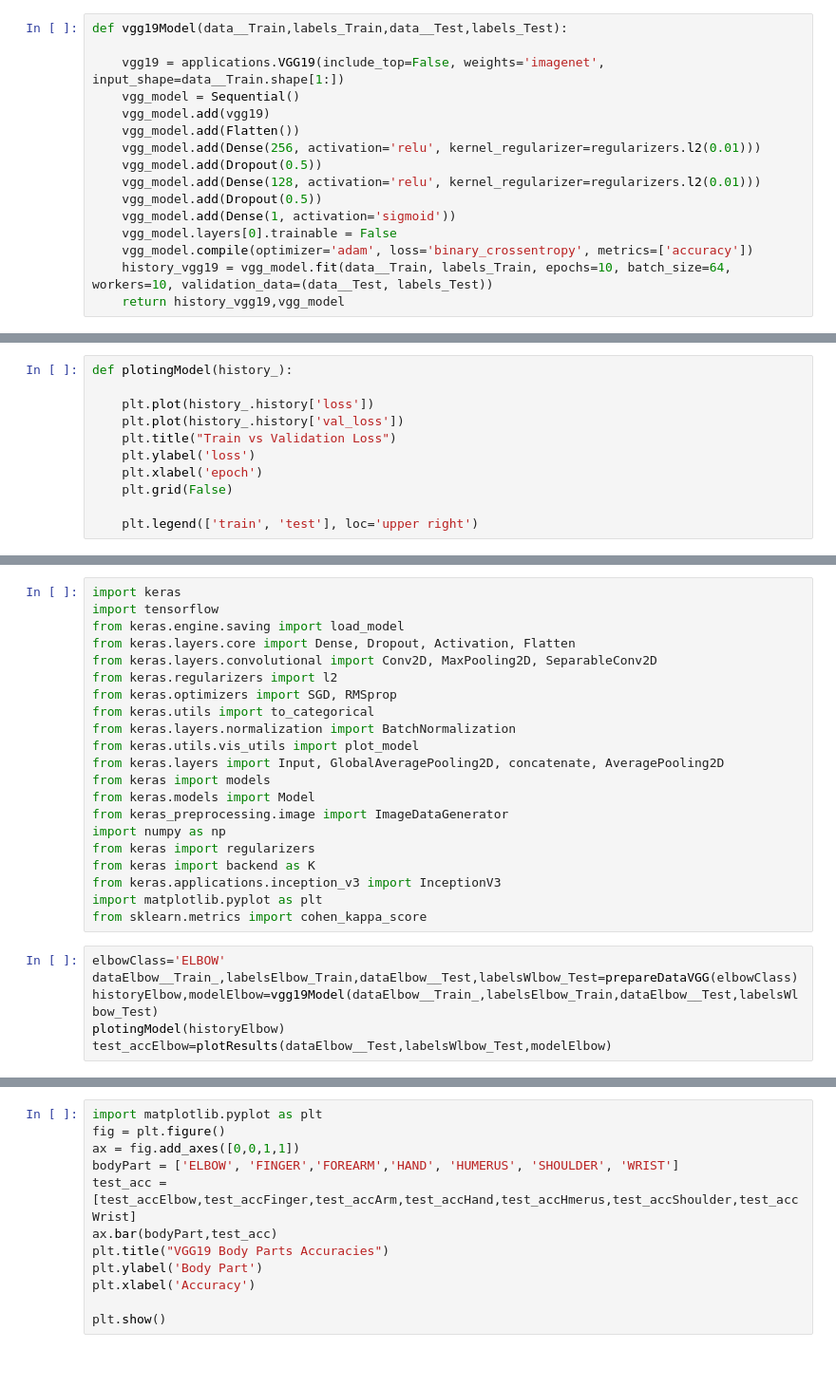
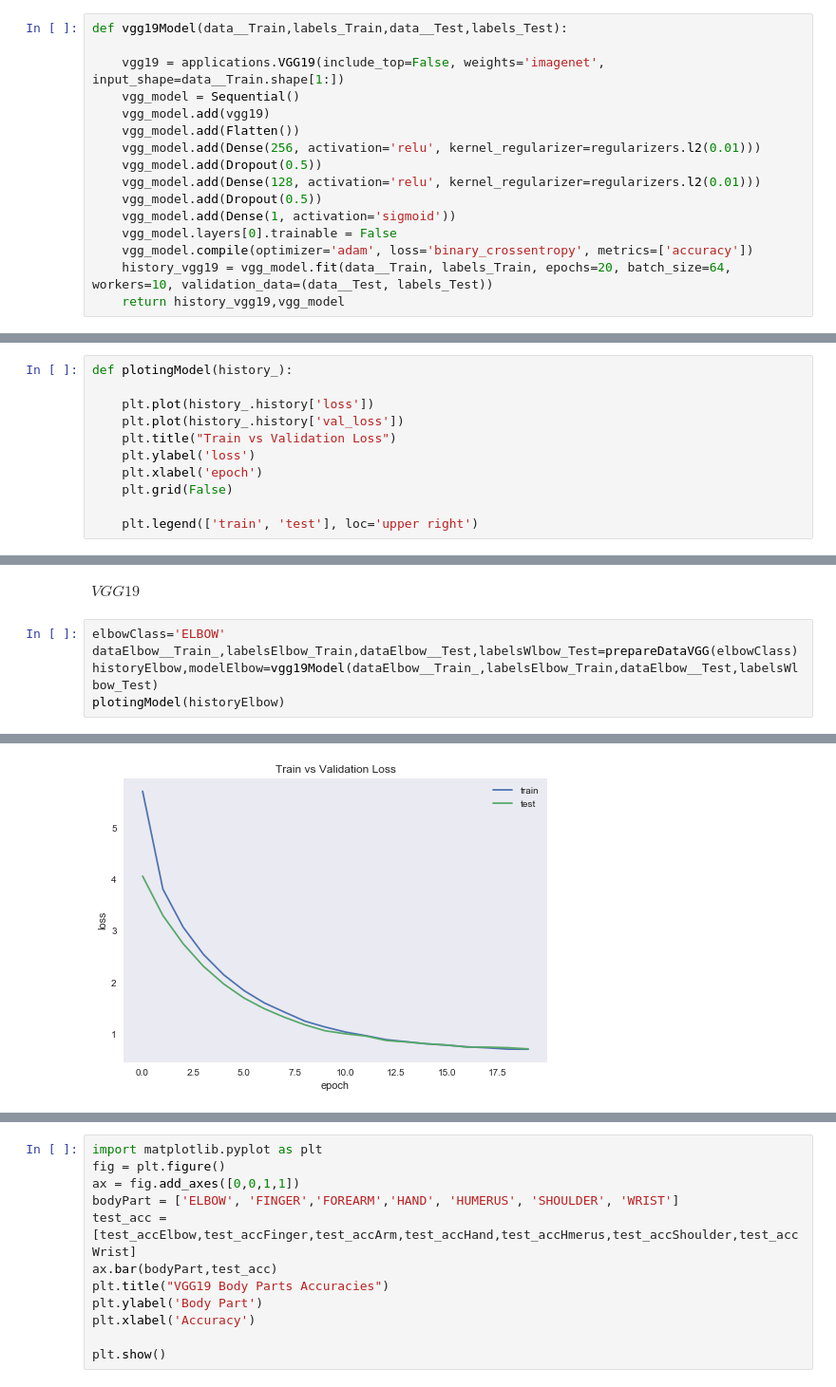
Before and after one commit to amikha33/MURA, a Jupyter notebook: MURA__.ipynb, the cells around one changed output, grey strips where cells are left out. Shown at 95% size. Cells and saved outputs as stored; diff of their text form; blank space fills up the shorter version.

Commit message:
Kappa Added

```diff
--- a/MURA__.ipynb
+++ b/MURA__.ipynb
@@ -219,7 +258,7 @@ def vgg19Model(data__Train,labels_Train,data__Test,labels_Test):
     vgg_model.add(Dense(1, activation='sigmoid'))
     vgg_model.layers[0].trainable = False
     vgg_model.compile(optimizer='adam', loss='binary_crossentropy', metrics=['accuracy'])
-    history_vgg19 = vgg_model.fit(data__Train, labels_Train, epochs=10, batch_size=64, workers=10, validation_data=(data__Test, labels_Test))
+    history_vgg19 = vgg_model.fit(data__Train, labels_Train, epochs=20, batch_size=64, workers=10, validation_data=(data__Test, labels_Test))
     return history_vgg19,vgg_model
 # %%
 from keras import regularizers
@@ -310,29 +345,9 @@ import warnings
-# %%
-import keras
-import tensorflow
-from keras.engine.saving import load_model
-from keras.layers.core import Dense, Dropout, Activation, Flatten
-from keras.layers.convolutional import Conv2D, MaxPooling2D, SeparableConv2D
-from keras.regularizers import l2
-from keras.optimizers import SGD, RMSprop
-from keras.utils import to_categorical
-from keras.layers.normalization import BatchNormalization
-from keras.utils.vis_utils import plot_model
-from keras.layers import Input, GlobalAveragePooling2D, concatenate, AveragePooling2D
-from keras import models
-from keras.models import Model
-from keras_preprocessing.image import ImageDataGenerator
-import numpy as np
-from keras import regularizers
-from keras import backend as K
-from keras.applications.inception_v3 import InceptionV3
-import matplotlib.pyplot as plt
-from sklearn.metrics import cohen_kappa_score
+# %% [markdown]
+$VGG19$
 # %%
 elbowClass='ELBOW'
 dataElbow__Train_,labelsElbow_Train,dataElbow__Test,labelsWlbow_Test=prepareDataVGG(elbowClass)
 historyElbow,modelElbow=vgg19Model(dataElbow__Train_,labelsElbow_Train,dataElbow__Test,labelsWlbow_Test)
 plotingModel(historyElbow)
-test_accElbow=plotResults(dataElbow__Test,labelsWlbow_Test,modelElbow)
 # %% [output]
 Train on 4931 samples, validate on 465 samples
@@ -347,0 +370 @@ Epoch 5/10
+[figure, added]
```
Also changed, not shown: parts of 63 cells of this notebook, 1 other file.
